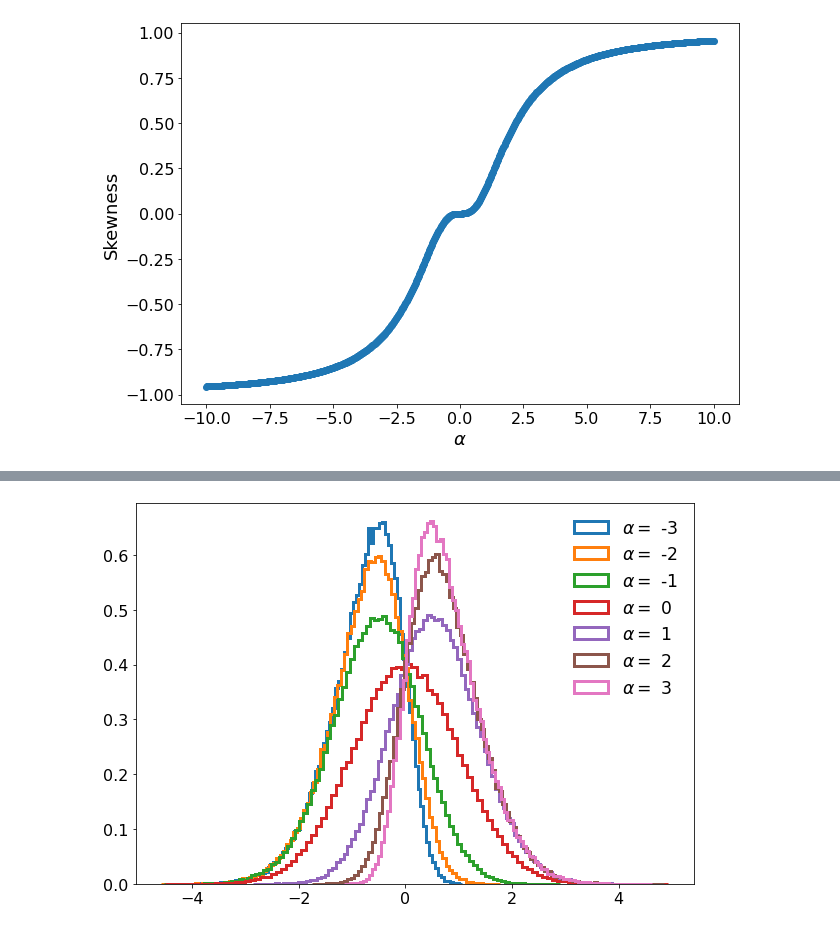
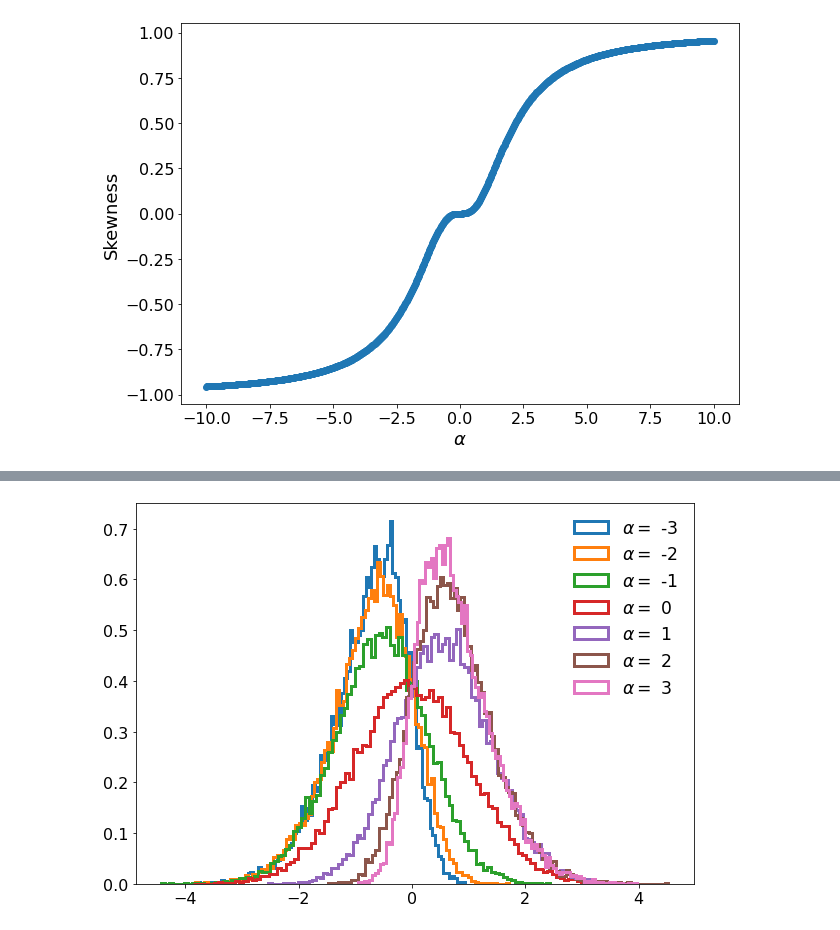
Before and after one commit to rmadar/asympdf, a Jupyter notebook: ToolTesting.ipynb, the cells around one changed output, grey strips where cells are left out. Saved outputs shown, nothing was run; the diff lists cells and outputs as text; code cells hidden in the pictures.

```diff
--- a/ToolTesting.ipynb
+++ b/ToolTesting.ipynb
@@ -95,12 +110,12 @@ plotSN(loc, scale, alpha, xmin=5, xmax=30)
 # %%
 plt.figure(figsize=(10, 7))
 for a in [-3, -2, -1, 0, 1, 2, 3]:
     f = apdf.ndimSkewNormal(alpha=a).pdf
-    data = apdf.generateData(f, n=1000000)
+    data = apdf.generateData(f, n=100000)
     plt.hist(data, bins=100, histtype='step', label='$\\alpha=$ ' + '{}'.format(a), density=True, linewidth=3)
 plt.legend();
 # %% [output]
-[figure, old version]
+[figure, new version]
 # %%
 f = apdf.ndimSkewNormal(alpha=3).pdf
 xs = np.linspace(-1.5, 5, 1000)
```
Also changed, not shown: parts of 11 cells of this notebook, 5 other files.
